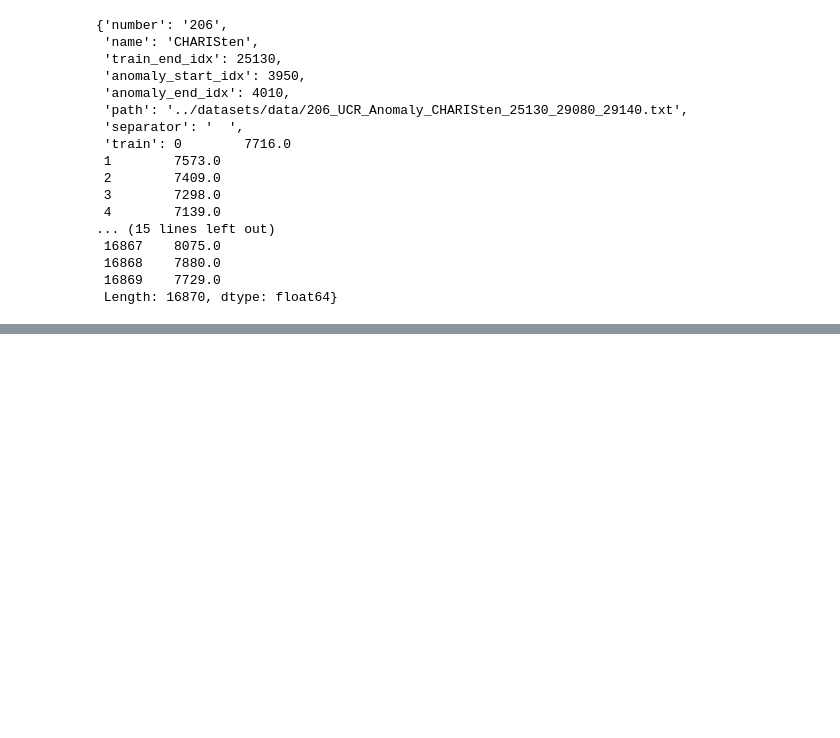
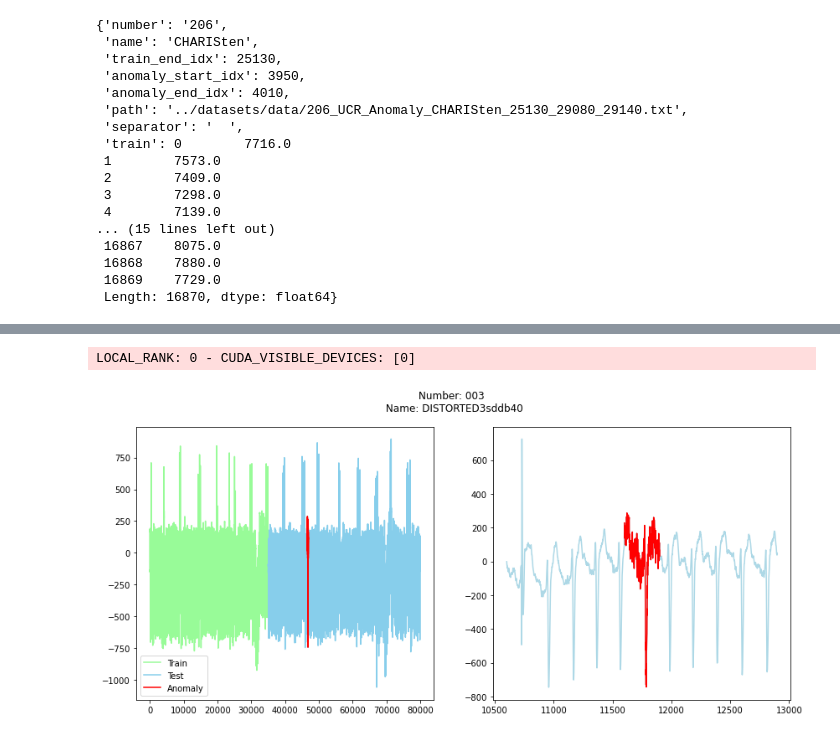
Before and after one commit to finloop/usad-on-ucr-data, a Jupyter notebook: notebooks/UCR_Anomaly.ipynb, the cells around one changed output, grey strips where cells are left out. Drawn from its saved outputs; the diff is of its cells as text; code cells hidden in the pictures; blank space fills up the shorter version.

```diff
--- a/notebooks/UCR_Anomaly.ipynb
+++ b/notebooks/UCR_Anomaly.ipynb
@@ -101,0 +155,10 @@ plot_dataset(datasets[13])
+# %%
+y_pred = trainer.predict(model, dl_test)
+y_pred = np.concatenate([torch.stack(y_pred[:-1]).flatten().detach().cpu().numpy(),
+                         y_pred[-1].flatten().detach().cpu().numpy()])
+# %% [output]
+LOCAL_RANK: 0 - CUDA_VISIBLE_DEVICES: [0]
+# %%
+plot_dataset(datasets[0], figsize=(14,6))
+# %% [output]
+[figure, added]
```
Also changed, not shown: parts of 16 cells of this notebook.
